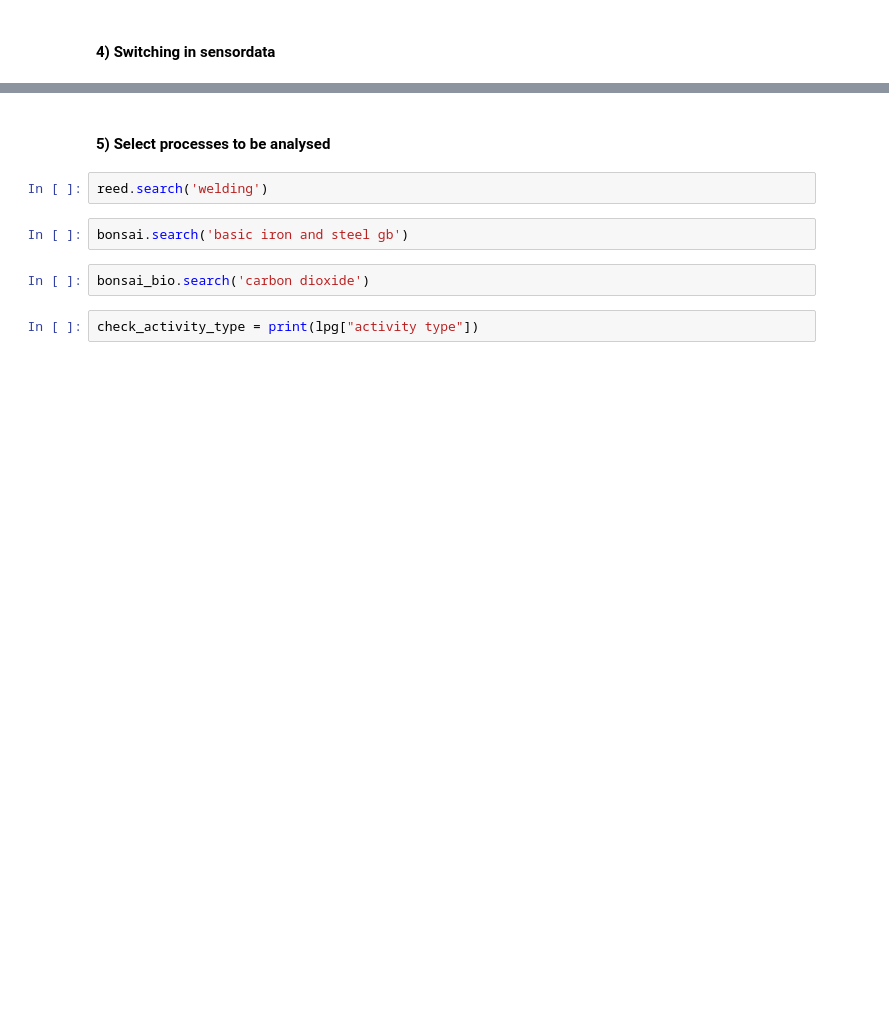
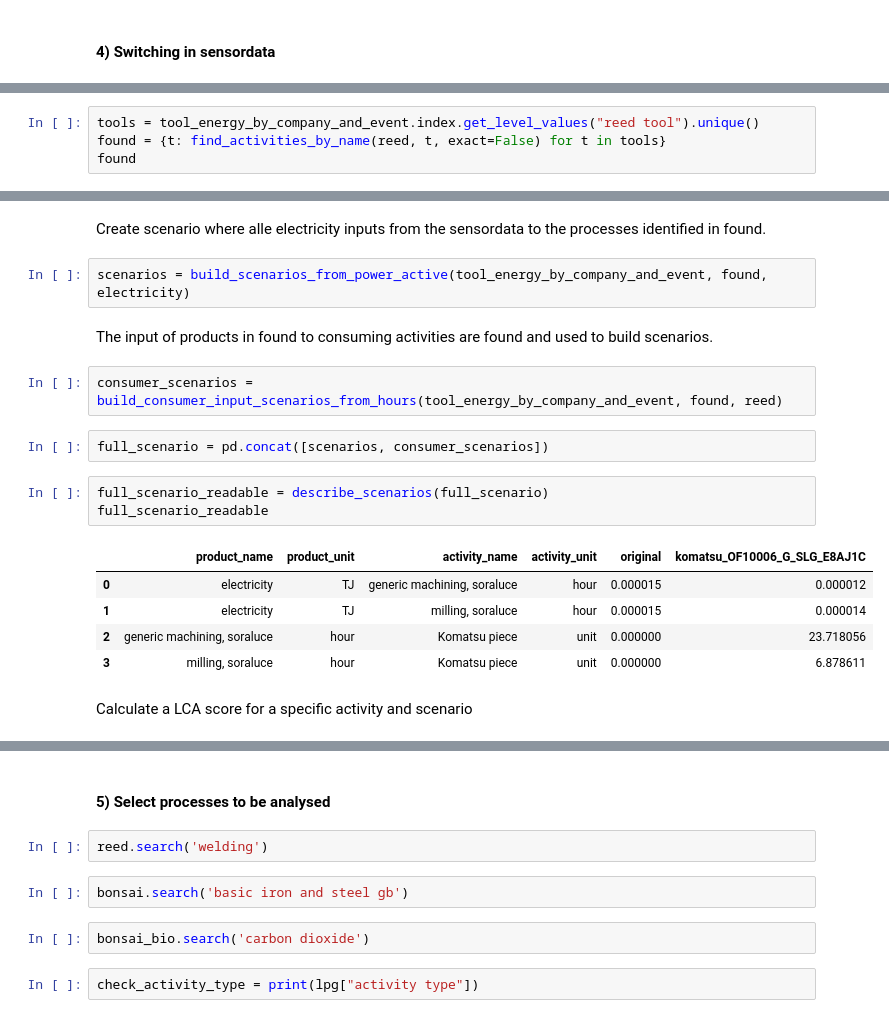
Before and after one commit to 20lca/reed, a Jupyter notebook: scripts/01_REED_analysis.ipynb, the cells around one changed output, grey strips where cells are left out. Saved outputs shown, nothing was run; the diff lists cells and outputs as text; blank space fills up the shorter version.

Commit message:
Secon iteration of setup that can substitute electricity and time consumption of soraluce machining from sensor data

```diff
--- a/scripts/01_REED_analysis.ipynb
+++ b/scripts/01_REED_analysis.ipynb
@@ -259,0 +217,4 @@ import numpy as np
+# %%
+tools = tool_energy_by_company_and_event.index.get_level_values("reed tool").unique()
+found = {t: find_activities_by_name(reed, t, exact=False) for t in tools}
+found
@@ -334,0 +229,21 @@ for i in range(2):
+# %% [markdown]
+Create scenario where alle electricity inputs from the sensordata to the processes identified in found.
+# %%
+scenarios = build_scenarios_from_power_active(tool_energy_by_company_and_event, found, electricity)
+# %% [markdown]
+The input of products in found to consuming activities are found and used to build scenarios.
+# %%
+consumer_scenarios = build_consumer_input_scenarios_from_hours(tool_energy_by_company_and_event, found, reed)
+# %%
+full_scenario = pd.concat([scenarios, consumer_scenarios])
+# %%
+full_scenario_readable = describe_scenarios(full_scenario)
+full_scenario_readable
+# %% [output]
+|  | product_name | product_unit | activity_name | activity_unit | original | komatsu_OF10006_G_SLG_E8AJ1C |
+| 0 | electricity | TJ | generic machining, soraluce | hour | 0.000015 | 0.000012 |
+| 1 | electricity | TJ | milling, soraluce | hour | 0.000015 | 0.000014 |
+| 2 | generic machining, soraluce | hour | Komatsu piece | unit | 0.000000 | 23.718056 |
+| 3 | milling, soraluce | hour | Komatsu piece | unit | 0.000000 | 6.878611 |
+# %% [markdown]
+Calculate a LCA score for a specific activity and scenario
```
Also changed, not shown: parts of 28 cells of this notebook, 1 other file.
